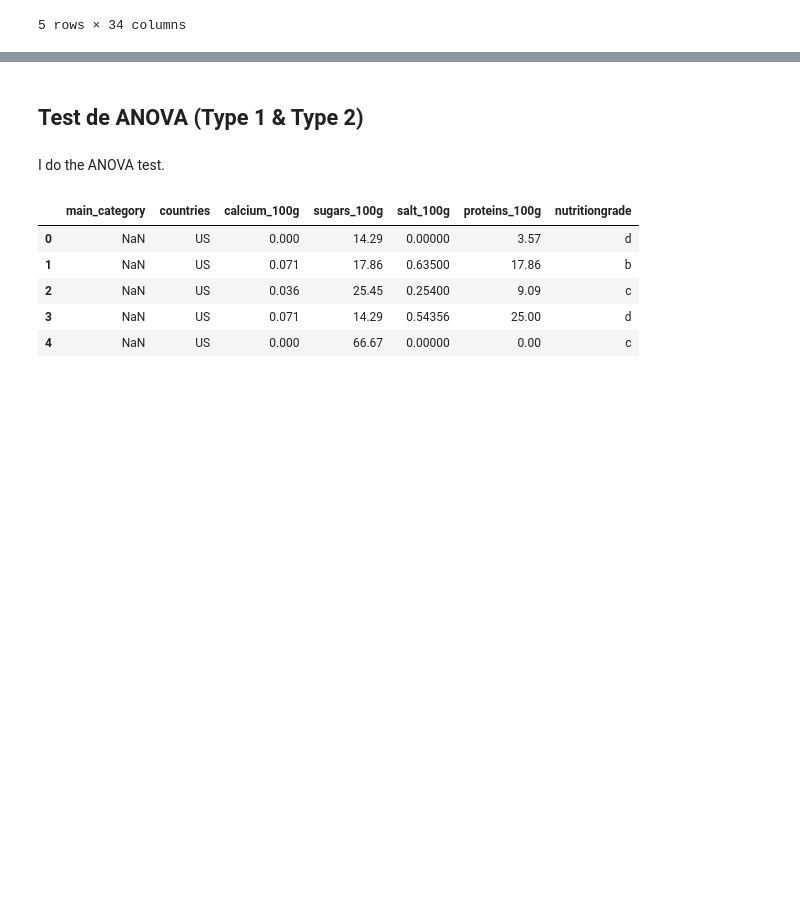
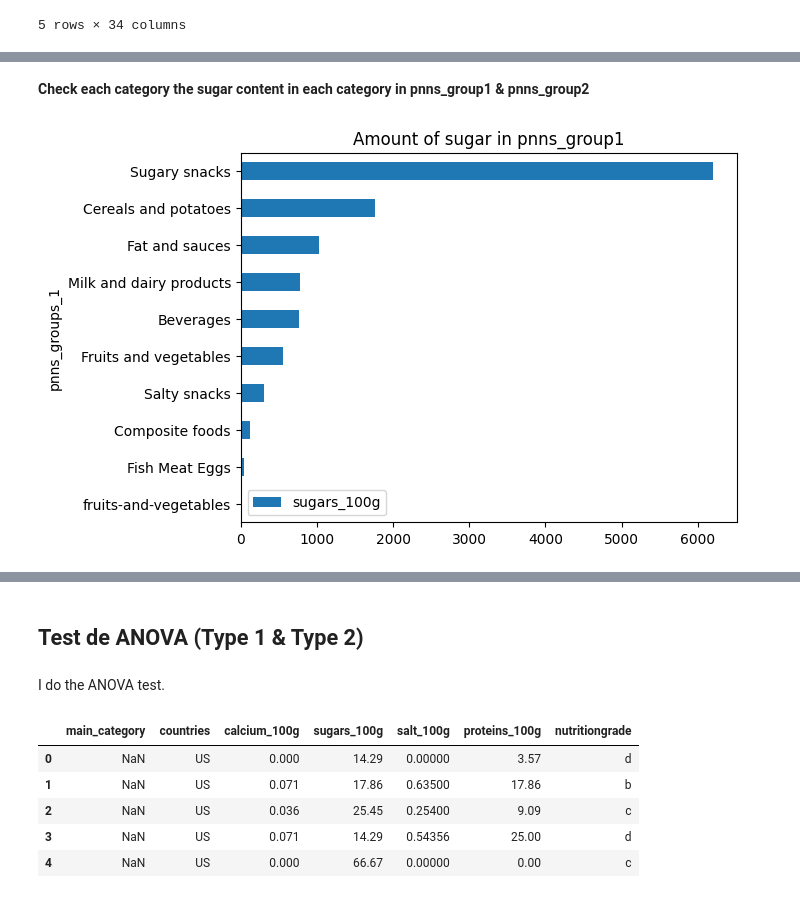
Before and after one commit to santra11/Sante-Paris2021, a Jupyter notebook: Sante-Public Paris.ipynb, the cells around one changed output, grey strips where cells are left out. Cells and saved outputs as stored; diff of their text form; code cells hidden in the pictures; blank space fills up the shorter version.

```diff
--- a/Sante-Public Paris.ipynb
+++ b/Sante-Public Paris.ipynb
@@ -379,0 +403,7 @@ plt.savefig("barplot3.png")
+# %% [markdown]
+**Check each category the sugar content in each category in pnns_group1 & pnns_group2**
+# %%
+df.groupby('pnns_groups_1')[['sugars_100g']].sum().sort_values(by='sugars_100g').plot(kind='barh')
+plt.title('Amount of sugar in pnns_group1');
+# %% [output]
+[figure, added]
```
Also changed, not shown: parts of 31 cells of this notebook.
